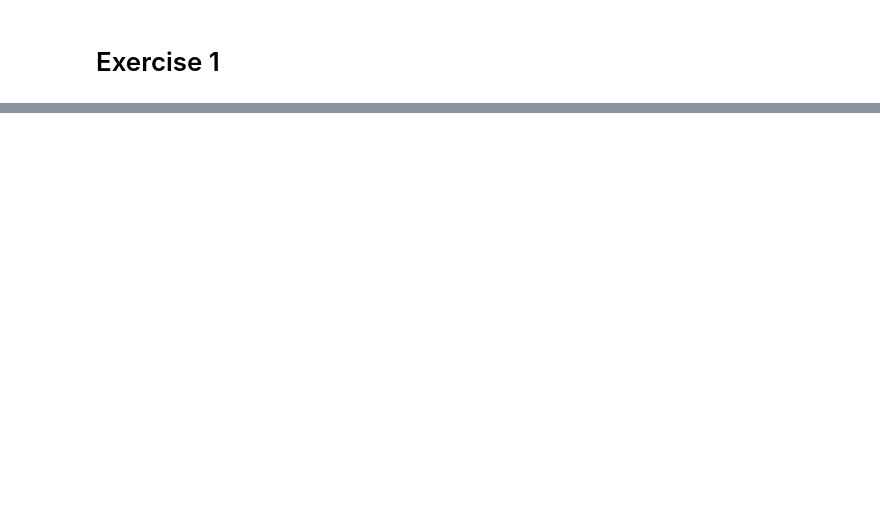
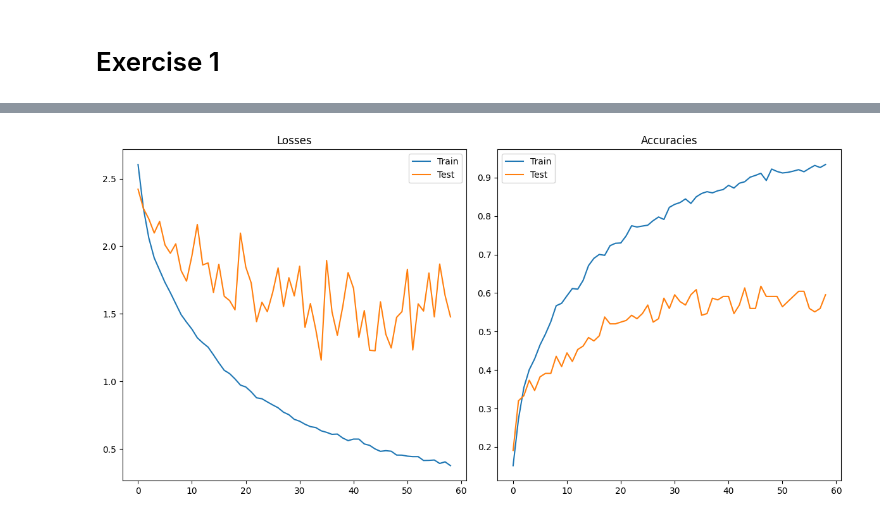
Before and after one commit to Nefasto1/Computer_Vision_Project, a Jupyter notebook: Project.ipynb, the cells around one changed output, grey strips where cells are left out. Drawn from its saved outputs; the diff is of its cells as text; code cells hidden in the pictures; blank space fills up the shorter version.

```diff
--- a/Project.ipynb
+++ b/Project.ipynb
@@ -33,0 +67,6 @@ Test Accuracy: 0.32127303182579564
+# %%
+model = Model(normalization=True)
+model.net.apply(init_weights)
+
+criterion = th.nn.CrossEntropyLoss()
+optimizer = th.optim.SGD(model.parameters(), momentum=0.5)
@@ -33,0 +77,4 @@ Test Accuracy: 0.32127303182579564
+# %%
+plot_statistics(statistics)
+# %% [output]
+[figure, added]
```
Also changed, not shown: parts of 48 cells of this notebook, 4 other files.
